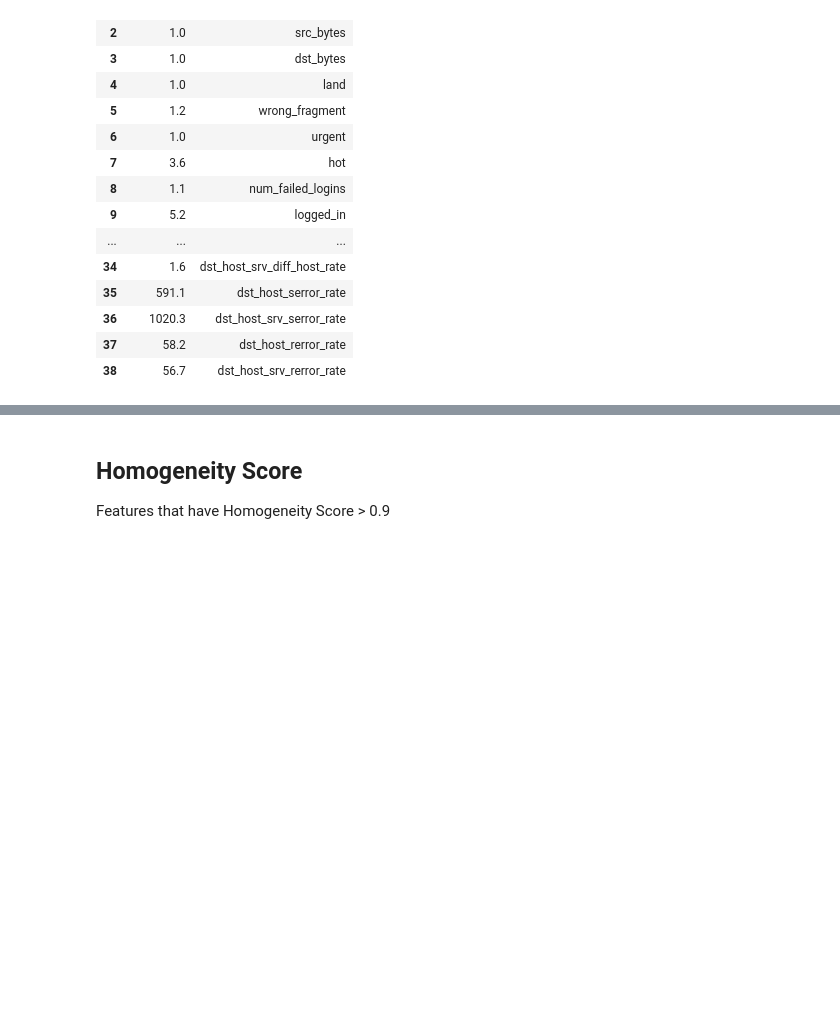
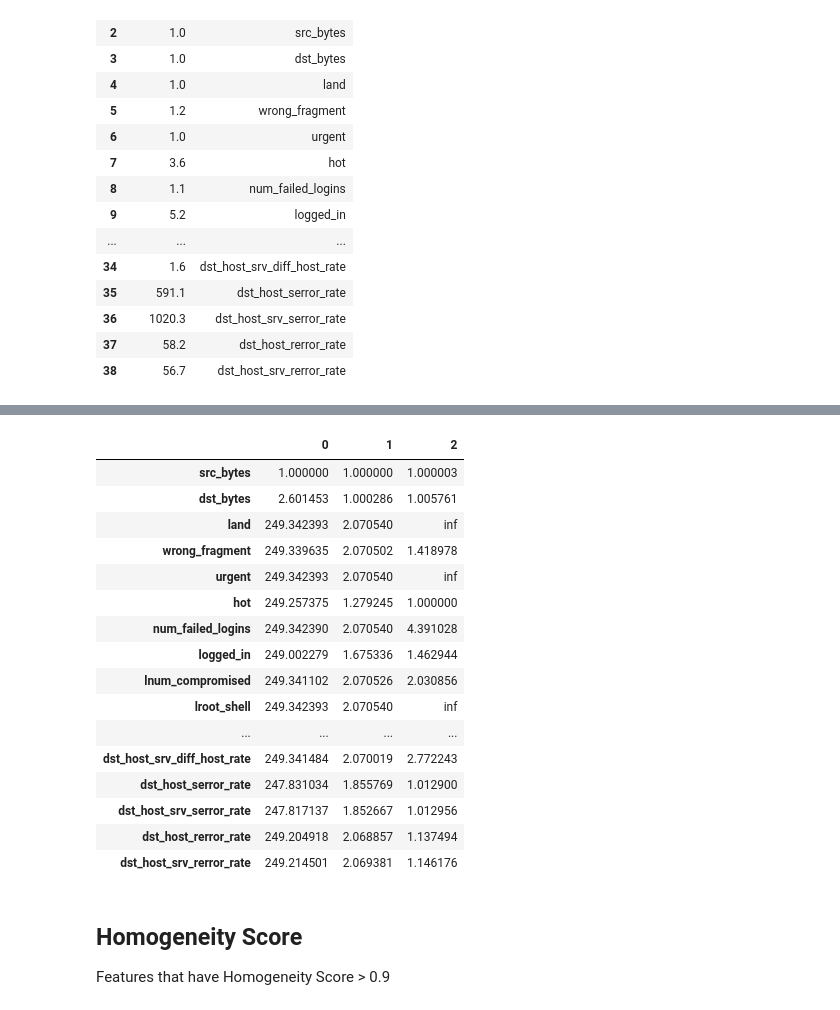
Before and after one commit to navid-finra/finra2, a Jupyter notebook: imp/finra.ipynb, the cells around one changed output, grey strips where cells are left out. Cells and saved outputs as stored; diff of their text form; code cells hidden in the pictures; blank space fills up the shorter version.

```diff
--- a/imp/finra.ipynb
+++ b/imp/finra.ipynb
@@ -222,3 +283,28 @@ vif.round(1)
+# %%
+import math
+condition_index = eigen_vals
+for i in eigen_vals_columns:
+    max_eigen = eigen_vals[i].max()
+    condition_index[i] = (max_eigen/eigen_vals[i])**(1/2)
+condition_index
+# %% [output]
+|  | 0 | 1 | 2 |
+| src_bytes | 1.000000 | 1.000000 | 1.000003 |
+| dst_bytes | 2.601453 | 1.000286 | 1.005761 |
+| land | 249.342393 | 2.070540 | inf |
+| wrong_fragment | 249.339635 | 2.070502 | 1.418978 |
+| urgent | 249.342393 | 2.070540 | inf |
+| hot | 249.257375 | 1.279245 | 1.000000 |
+| num_failed_logins | 249.342390 | 2.070540 | 4.391028 |
+| logged_in | 249.002279 | 1.675336 | 1.462944 |
+| lnum_compromised | 249.341102 | 2.070526 | 2.030856 |
+| lroot_shell | 249.342393 | 2.070540 | inf |
+| ... | ... | ... | ... |
+| dst_host_srv_diff_host_rate | 249.341484 | 2.070019 | 2.772243 |
+| dst_host_serror_rate | 247.831034 | 1.855769 | 1.012900 |
+| dst_host_srv_serror_rate | 247.817137 | 1.852667 | 1.012956 |
+| dst_host_rerror_rate | 249.204918 | 2.068857 | 1.137494 |
+| dst_host_srv_rerror_rate | 249.214501 | 2.069381 | 1.146176 |
 # %% [markdown]
 ## Homogeneity Score
 
```
Also changed, not shown: parts of 14 cells of this notebook.
